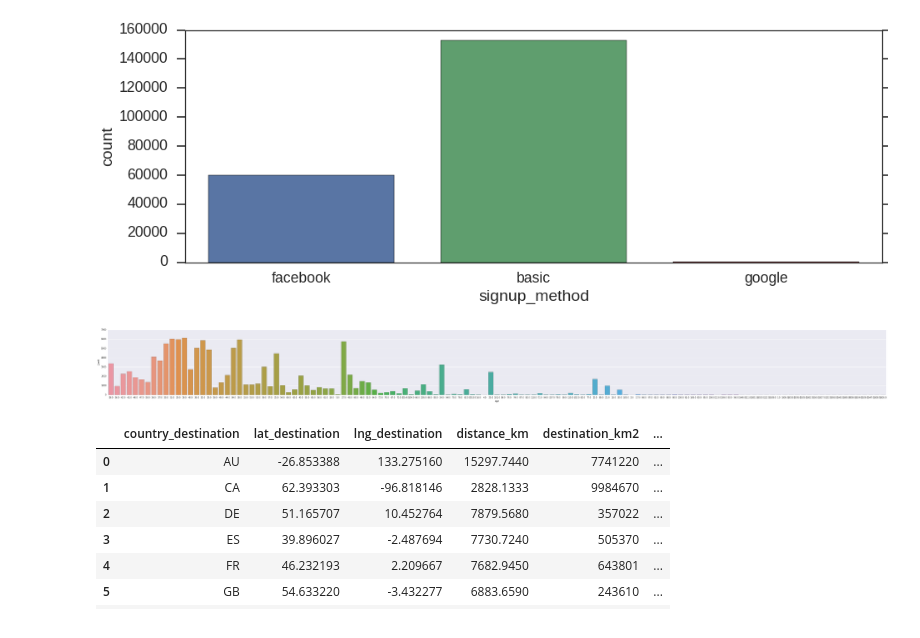
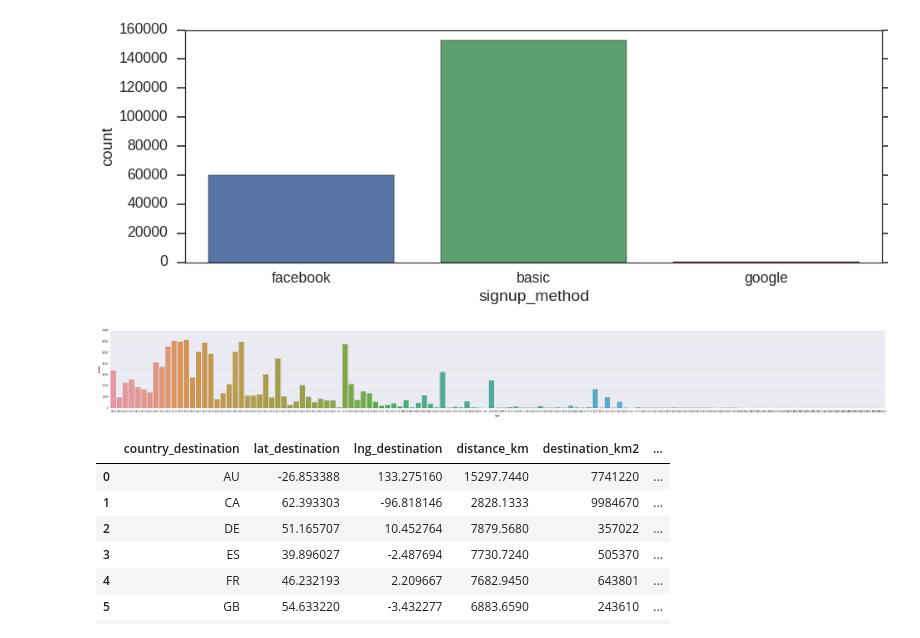
Before and after one commit to mykoz/airbnb_project, a Jupyter notebook: airbnb/airbnb_kojak.ipynb, the cells around one changed output. Drawn from its saved outputs; the diff is of its cells as text; code cells hidden in the pictures.

```diff
--- a/airbnb/airbnb_kojak.ipynb
+++ b/airbnb/airbnb_kojak.ipynb
@@ -218,0 +225,4 @@ airbnb_submission.to_csv('airbnb_sub.csv',index=False)
+# %%
+plt.rcParams['figure.figsize'] = (20, 70)
+xgb.plot_importance(xgb_model)
+plt.show()
@@ -234,11 +271,13 @@ plt.show()
 [figure]
 [figure]
 # %%
-fig, (axis1) = plt.subplots(1,1,figsize=(60,5))
+plt.rcParams['figure.figsize'] = (50, 5)
+
+fig, (axis1) = plt.subplots(1,1)
 sns.countplot(x = "age", data = train_users, ax= axis1)
 plt.show()
 # %% [output]
-[figure, old version]
+[figure, new version]
 # %%
 countries
 # %% [output]
```
Also changed, not shown: parts of 15 cells of this notebook.
